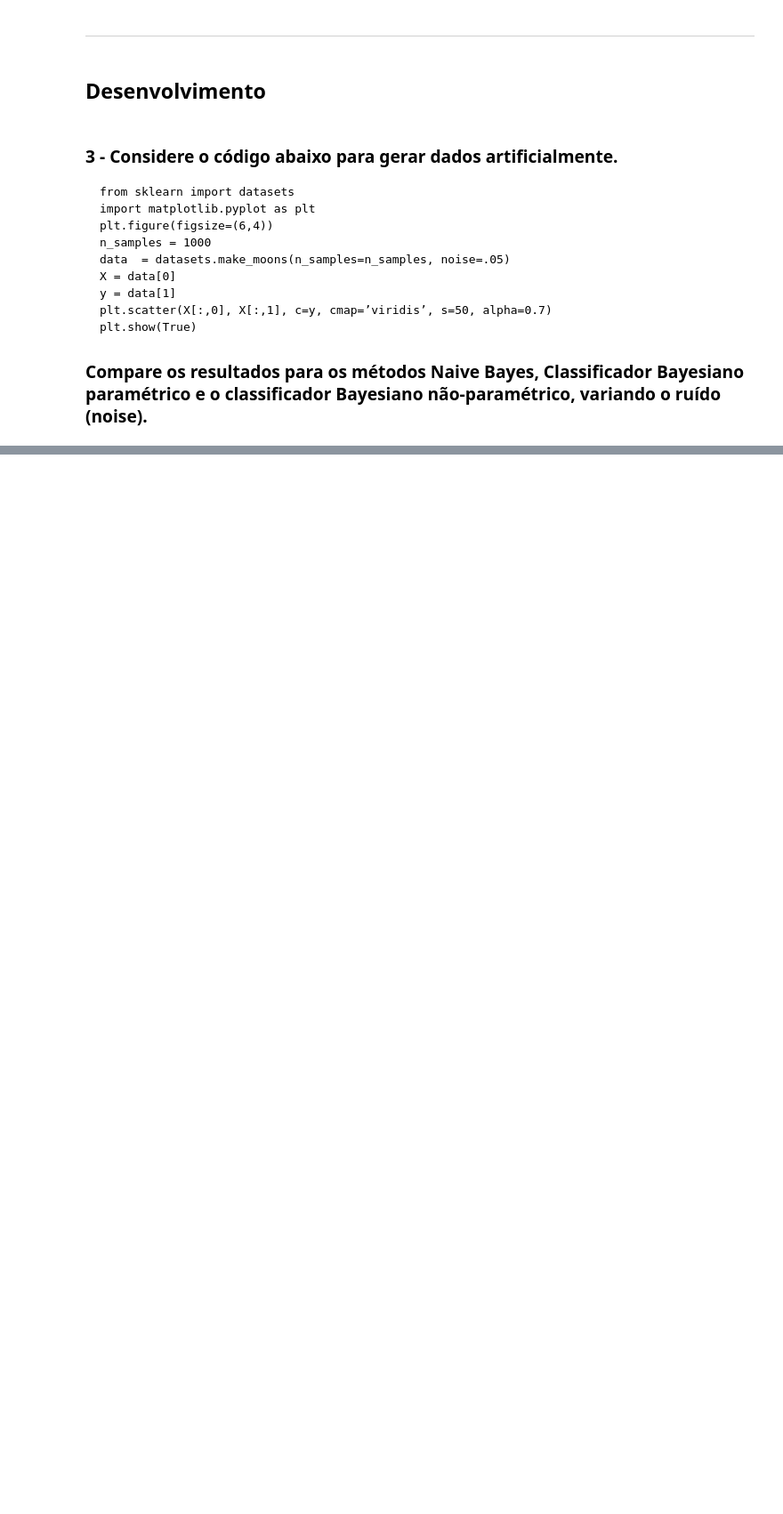
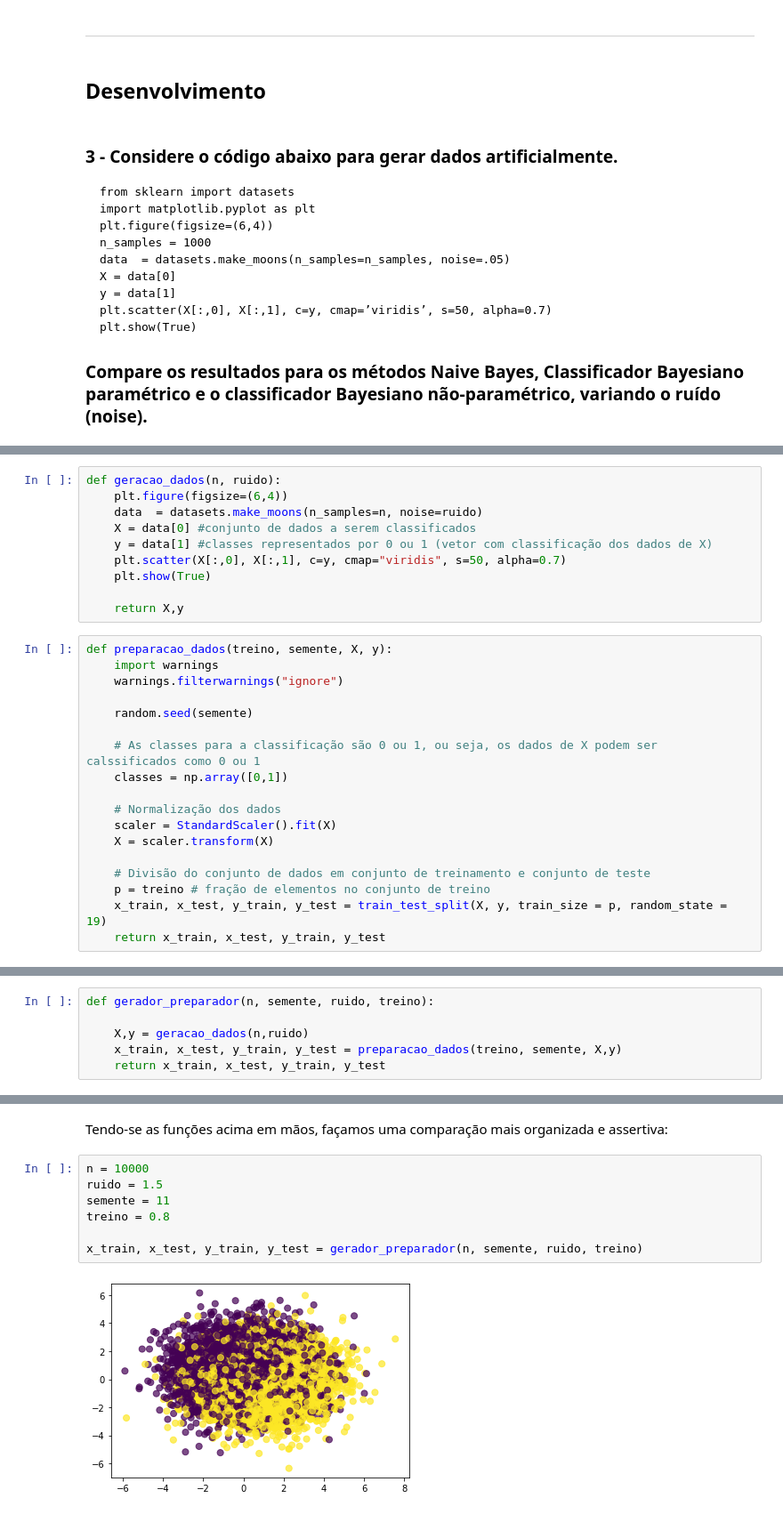
Before and after one commit to BrenoUSP/SME0828_DataScience, a Jupyter notebook: Projects/3 - Classificação/Projeto3_Classificacao_M.ipynb, the cells around one changed output, grey strips where cells are left out. Shown at 89% size. Saved outputs shown, nothing was run; the diff lists cells and outputs as text; blank space fills up the shorter version.

```diff
--- a/Projects/3 - Classificação/Projeto3_Classificacao_M.ipynb
+++ b/Projects/3 - Classificação/Projeto3_Classificacao_M.ipynb
@@ -60,0 +182,28 @@ plt.show(True)
+# %%
+def geracao_dados(n, ruido):
+    plt.figure(figsize=(6,4))
+    data  = datasets.make_moons(n_samples=n, noise=ruido)
+    X = data[0] #conjunto de dados a serem classificados
+    y = data[1] #classes representados por 0 ou 1 (vetor com classificação dos dados de X)
+    plt.scatter(X[:,0], X[:,1], c=y, cmap="viridis", s=50, alpha=0.7)
+    plt.show(True)
+
+    return X,y
+# %%
+def preparacao_dados(treino, semente, X, y):
+    import warnings
+    warnings.filterwarnings("ignore")
+
+    random.seed(semente)
+
+    # As classes para a classificação são 0 ou 1, ou seja, os dados de X podem ser calssificados como 0 ou 1
+    classes = np.array([0,1])
+
+    # Normalização dos dados
+    scaler = StandardScaler().fit(X)
+    X = scaler.transform(X)
+
+    # Divisão do conjunto de dados em conjunto de treinamento e conjunto de teste
+    p = treino # fração de elementos no conjunto de treino
+    x_train, x_test, y_train, y_test = train_test_split(X, y, train_size = p, random_state = 19)
+    return x_train, x_test, y_train, y_test
@@ -60,0 +295,6 @@ plt.show(True)
+# %%
+def gerador_preparador(n, semente, ruido, treino):
+
+    X,y = geracao_dados(n,ruido)
+    x_train, x_test, y_train, y_test = preparacao_dados(treino, semente, X,y)
+    return x_train, x_test, y_train, y_test
@@ -60,0 +309,11 @@ plt.show(True)
+# %% [markdown]
+Tendo-se as funções acima em mãos, façamos uma comparação mais organizada e assertiva:
+# %%
+n = 10000
+ruido = 1.5
+semente = 11
+treino = 0.8
+
+x_train, x_test, y_train, y_test = gerador_preparador(n, semente, ruido, treino)
+# %% [output]
+[figure, added]
```
Also changed, not shown: parts of 22 cells of this notebook.
